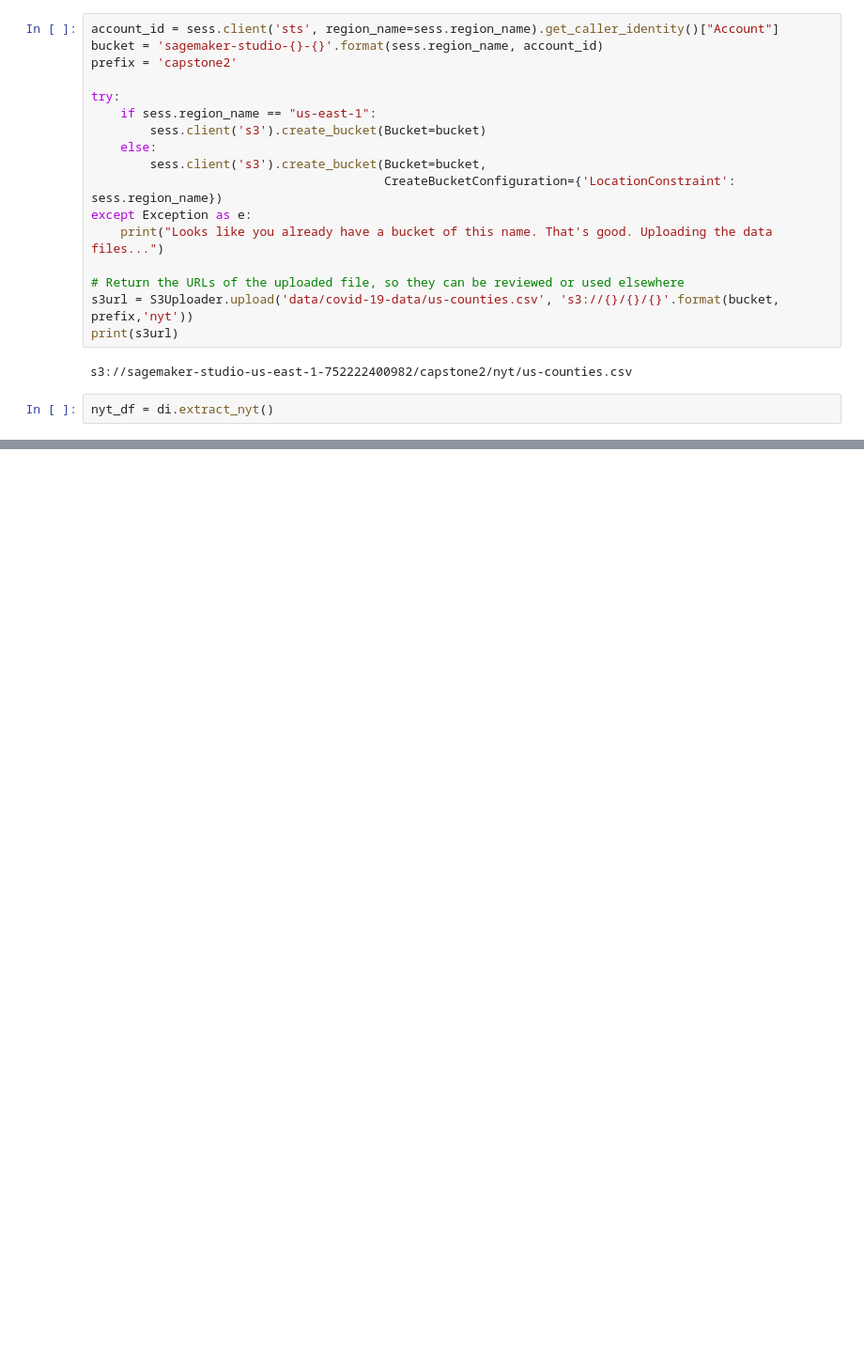
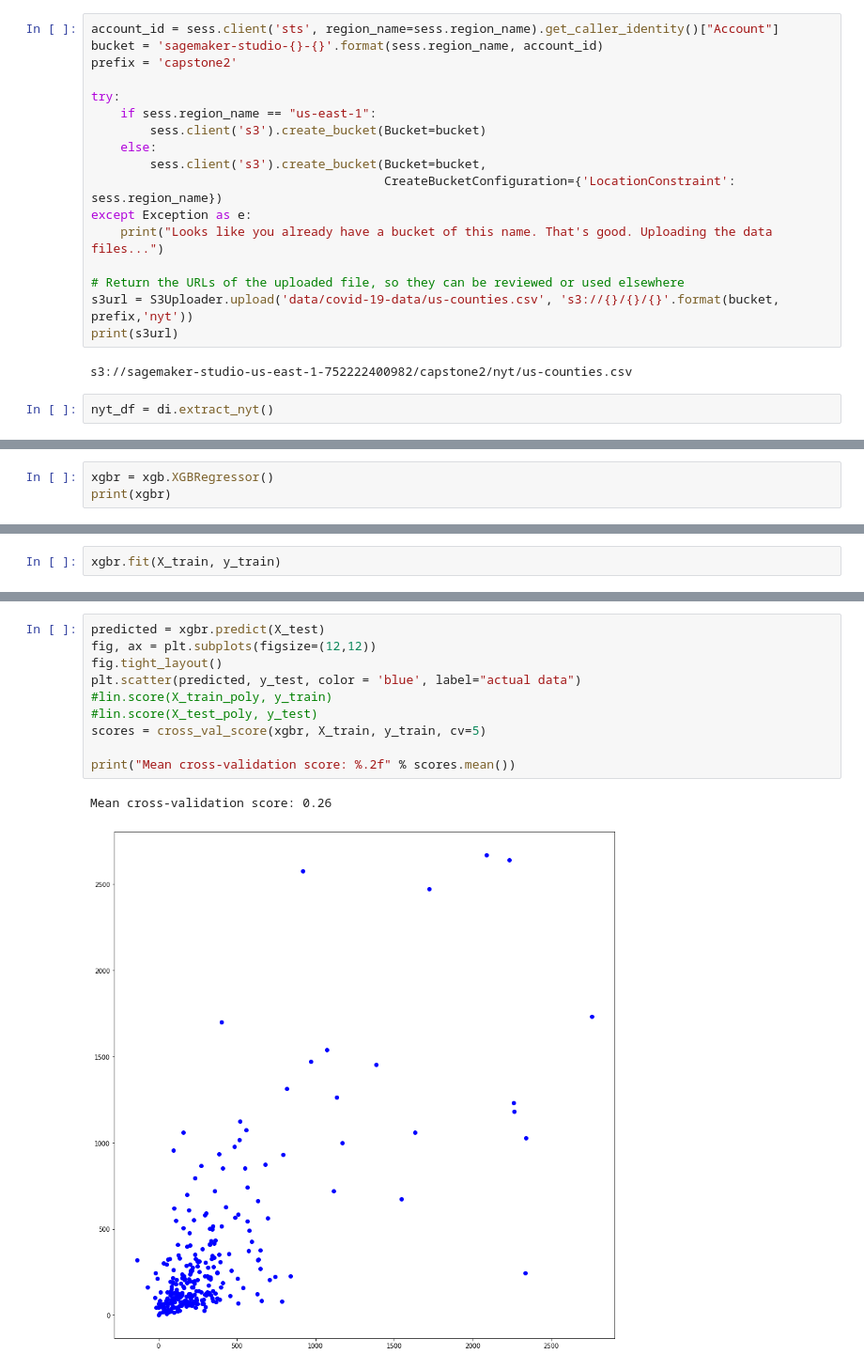
Before and after one commit to ian-branum/predicting-coronavirus, a Jupyter notebook: EDA.ipynb, the cells around one changed output, grey strips where cells are left out. Shown at 94% size. Cells and saved outputs as stored; diff of their text form; blank space fills up the shorter version.

```diff
--- a/EDA.ipynb
+++ b/EDA.ipynb
@@ -187,0 +301,3 @@ median_hhi
+# %%
+xgbr = xgb.XGBRegressor()
+print(xgbr)
@@ -187,0 +314,2 @@ median_hhi
+# %%
+xgbr.fit(X_train, y_train)
@@ -187,0 +326,13 @@ median_hhi
+# %%
+predicted = xgbr.predict(X_test)
+fig, ax = plt.subplots(figsize=(12,12))
+fig.tight_layout()
+plt.scatter(predicted, y_test, color = 'blue', label="actual data")
+#lin.score(X_train_poly, y_train)
+#lin.score(X_test_poly, y_test)
+scores = cross_val_score(xgbr, X_train, y_train, cv=5)
+
+print("Mean cross-validation score: %.2f" % scores.mean())
+# %% [output]
+Mean cross-validation score: 0.26
+[figure, added]
```
Also changed, not shown: parts of 27 cells of this notebook, 1 other file.
